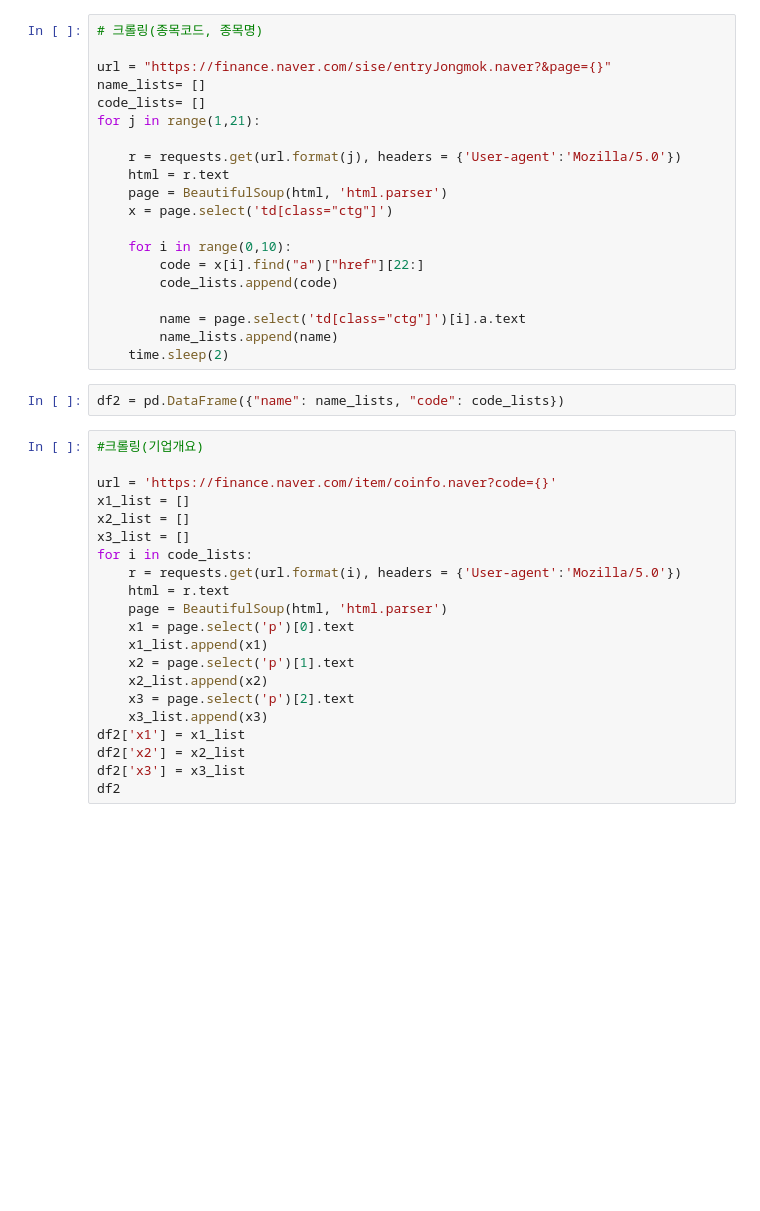
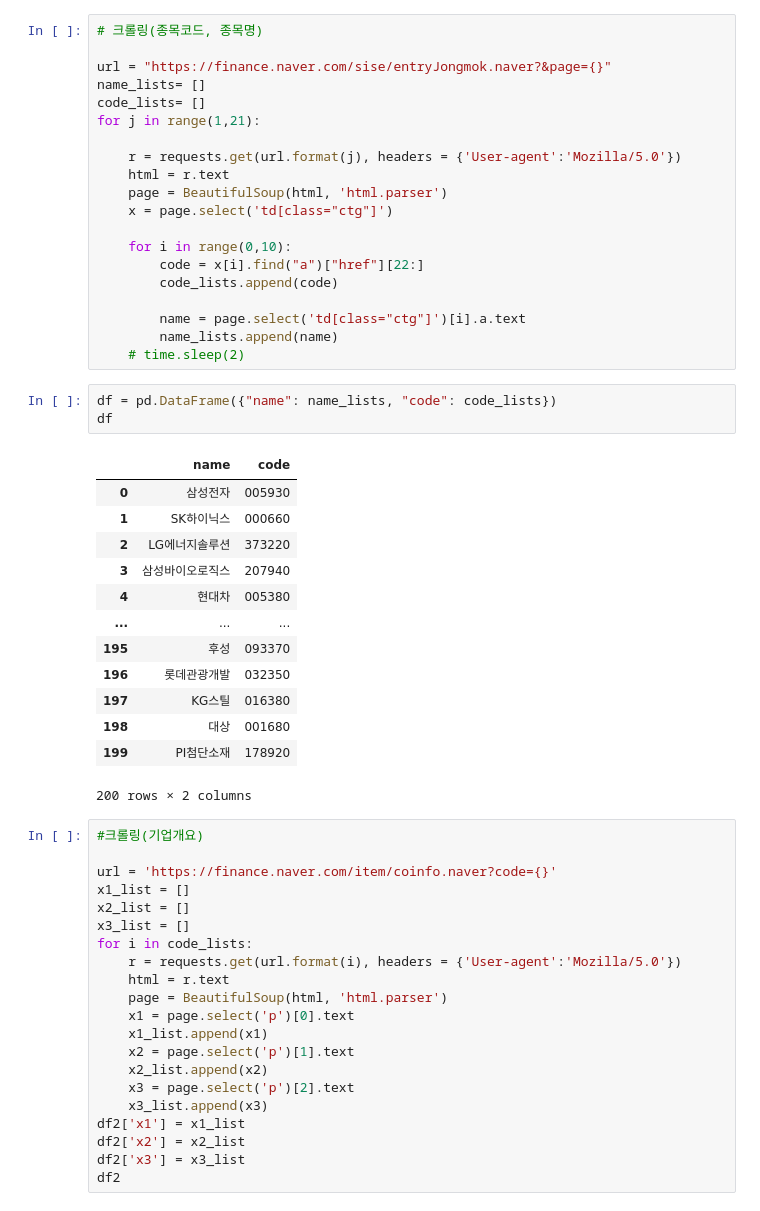
Before and after one commit to Dohyungh/PJT-Clustering-KOSPI200, a Jupyter notebook: ipynb/Data_Prep/크롤링 및 기타.ipynb, the cells around one changed output. Drawn from its saved outputs; the diff is of its cells as text; blank space fills up the shorter version.

```diff
--- a/ipynb/Data_Prep/크롤링 및 기타.ipynb
+++ b/ipynb/Data_Prep/크롤링 및 기타.ipynb
@@ -52,9 +53,24 @@ for j in range(1,21):
 
         name = page.select('td[class="ctg"]')[i].a.text
         name_lists.append(name)
-    time.sleep(2)
+    # time.sleep(2)
 # %%
-df2 = pd.DataFrame({"name": name_lists, "code": code_lists})
+df = pd.DataFrame({"name": name_lists, "code": code_lists})
+df
+# %% [output]
+|  | name | code |
+| 0 | 삼성전자 | 005930 |
+| 1 | SK하이닉스 | 000660 |
+| 2 | LG에너지솔루션 | 373220 |
+| 3 | 삼성바이오로직스 | 207940 |
+| 4 | 현대차 | 005380 |
+| ... | ... | ... |
+| 195 | 후성 | 093370 |
+| 196 | 롯데관광개발 | 032350 |
+| 197 | KG스틸 | 016380 |
+| 198 | 대상 | 001680 |
+| 199 | PI첨단소재 | 178920 |
+200 rows × 2 columns
 # %%
 #크롤링(기업개요)
 
```
Also changed, not shown: parts of 4 cells of this notebook, 1 other file.
